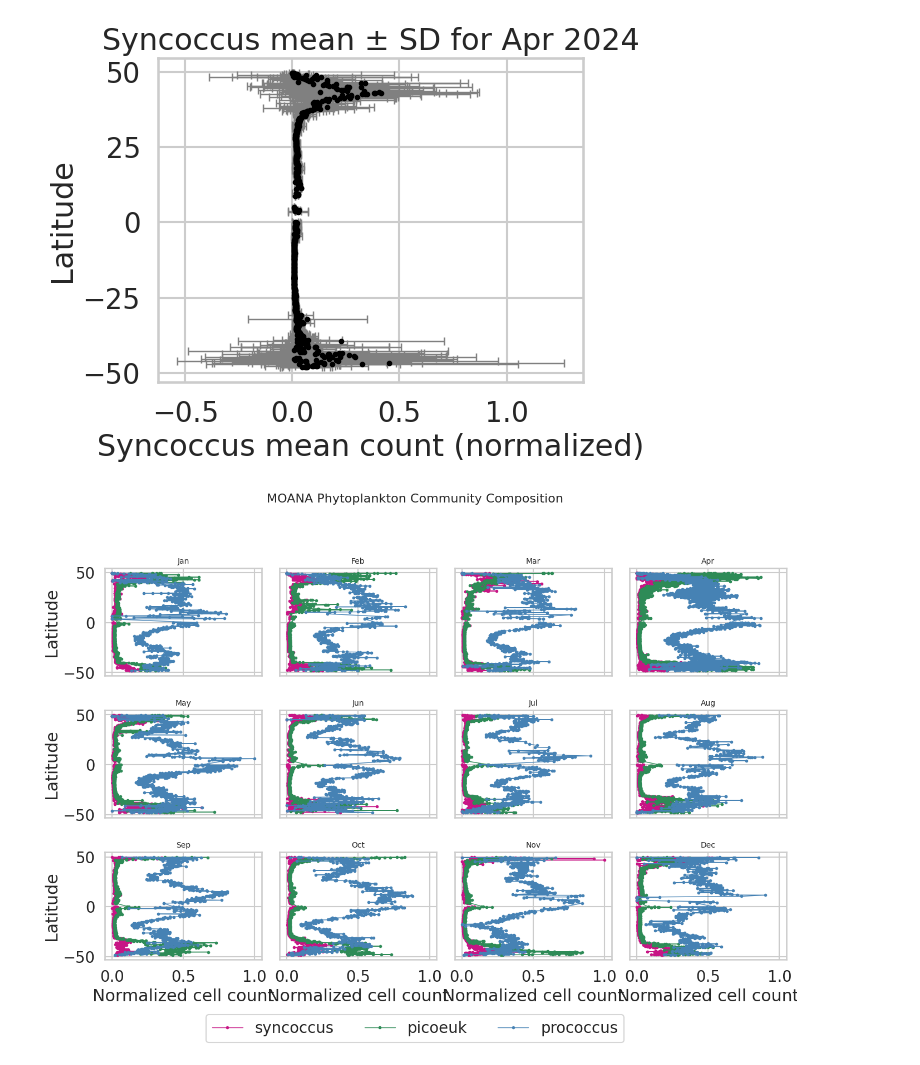
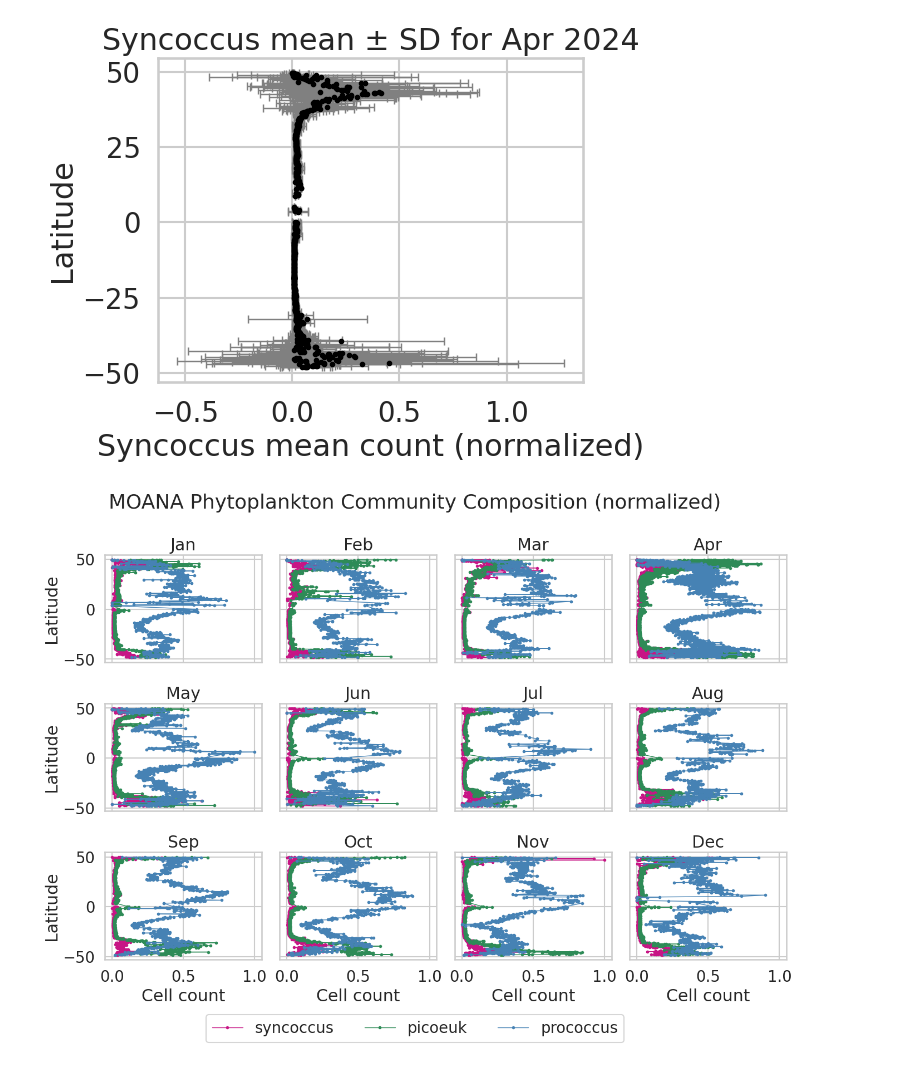
Before and after one commit to pedmondlerner/phytoSTEW, a Jupyter notebook: Team/Olivia/MOANA_Transect_Extraction.ipynb, the cells around one changed output. Drawn from its saved outputs; the diff is of its cells as text; code cells hidden in the pictures.

Commit message:
update figures

```diff
--- a/Team/Olivia/MOANA_Transect_Extraction.ipynb
+++ b/Team/Olivia/MOANA_Transect_Extraction.ipynb
@@ -466,38 +466,38 @@ for i, month in enumerate(month_ordered):
 
     for group in ["syncoccus", "picoeuk", "prococcus"]:
         plot_data = df_all[(df_all["month_name"] == month) & (df_all["value"] == group)]
         plot_data = plot_data.sort_values("Lat")
 
         ax.plot(
             plot_data["mean"],
             plot_data["Lat"],
             label=group,
             color=group_palette[group],
             marker="o",
             markersize=3,
             linewidth=1
         )
 
-    ax.set_title(month, fontsize=10)
+    ax.set_title(month)
     if i % ncols == 0:
         ax.set_ylabel("Latitude")
     if i >= len(axes) - ncols:
-        ax.set_xlabel("Normalized cell count")
+        ax.set_xlabel("Cell count")
 
 # Remove unused subplots
 for j in range(i + 1, len(axes)):
     fig.delaxes(axes[j])
 
 # Legend
 handles, labels = ax.get_legend_handles_labels()
 fig.legend(handles, labels, loc="lower center", ncol=3, bbox_to_anchor=(0.5, -0.02))
 
-plt.suptitle("MOANA Phytoplankton Community Composition", fontsize=16)
-plt.tight_layout(rect=[0, 0.03, 1, 0.95])
+plt.suptitle("MOANA Phytoplankton Community Composition (Normalized)")
+plt.tight_layout(rect=[0, 0.03, 1, 1])
 plt.savefig("Figures/syn_pro_pico_by_month.png", dpi = 300)
 plt.show()
 # %% [output]
-[figure, old version]
+[figure, new version]
 # %%
 # Prepare month info
 df_all["month_dt"] = pd.to_datetime(df_all["month_year"], format="%b %Y")
```
Also changed, not shown: parts of 1 cell of this notebook, 2 other files.
